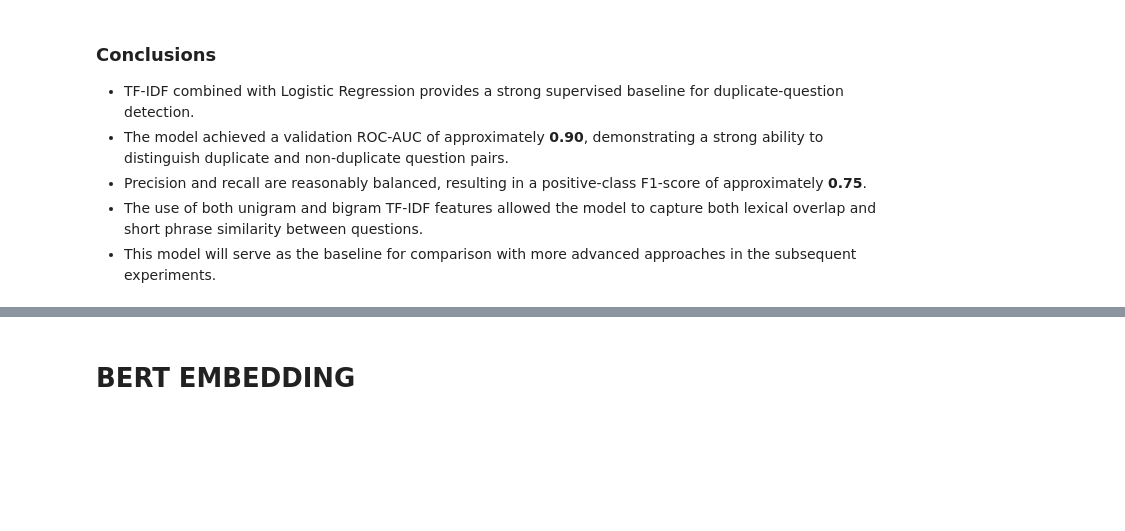
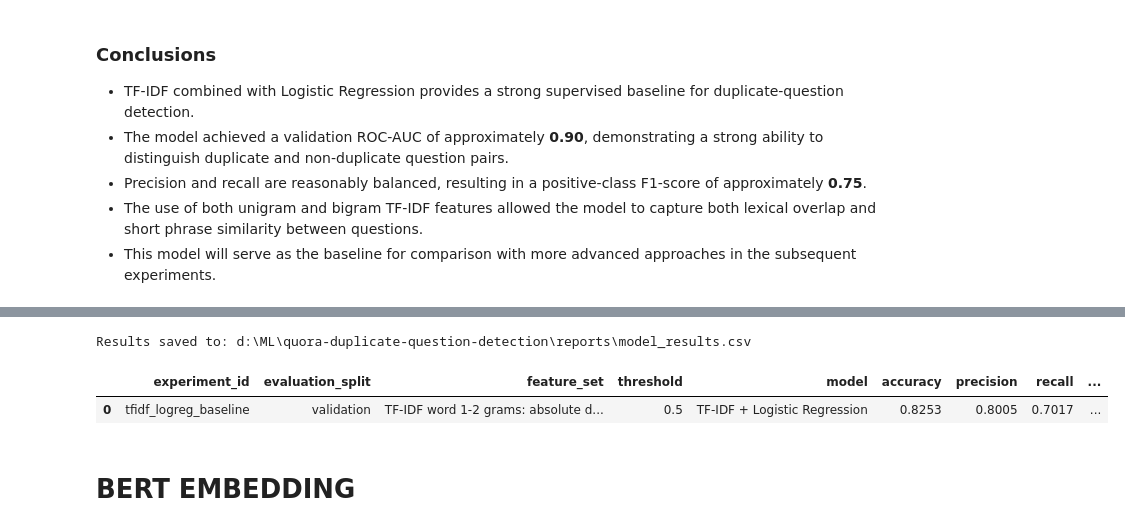
Before and after one commit to DariaDubovska/quora-duplicate-question-detection, a Jupyter notebook: notebooks/Quora_duplicates.ipynb, the cells around one changed output, grey strips where cells are left out. Cells and saved outputs as stored; diff of their text form; code cells hidden in the pictures; blank space fills up the shorter version.

Commit message:
Add reusable preprocessing and experiment tracking

```diff
--- a/notebooks/Quora_duplicates.ipynb
+++ b/notebooks/Quora_duplicates.ipynb
@@ -514,7 +556,6 @@ Validation pair shape: (64686, 685898)
 tfidf_lr = LogisticRegression(
     solver="saga",
     max_iter=300,
-    n_jobs=-1,
     random_state=42,
     verbose=1
 )
@@ -549,3 +625,59 @@ NameError: name 'y_valid' is not defined
+# %%
+os.makedirs(
+    os.path.dirname(results_file),
+    exist_ok=True,
+)
+
+if os.path.exists(results_file):
+    model_results = pd.read_csv(
+        results_file
+    )
+
+    model_results = model_results[
+        model_results["experiment_id"]
+        != result_row["experiment_id"]
+    ]
+
+    model_results = pd.concat(
+        [
+            model_results,
+            current_result,
+        ],
+        ignore_index=True,
+    )
+
+else:
+    model_results = current_result.copy()
+# %%
+model_results.to_csv(
+    results_file,
+    index=False,
+)
+
+print(f"Results saved to: {results_file}")
+# %% [output]
+Results saved to: d:\ML\quora-duplicate-question-detection\reports\model_results.csv
+# %%
+model_results_display = (
+    model_results.copy()
+)
+
+numeric_columns = (
+    model_results_display
+    .select_dtypes(include="number")
+    .columns
+)
+
+model_results_display[
+    numeric_columns
+] = model_results_display[
+    numeric_columns
+].round(4)
+
+display(model_results_display)
+# %% [output]
+|  | experiment_id | evaluation_split | feature_set | threshold | model | accuracy | precision | recall | ... |
+| 0 | tfidf_logreg_baseline | validation | TF-IDF word 1-2 grams: absolute d... | 0.5 | TF-IDF + Logistic Regression | 0.8253 | 0.8005 | 0.7017 | ... |
 # %% [markdown]
 # BERT EMBEDDING
 # %% [markdown]
```
Also changed, not shown: parts of 43 cells of this notebook, 3 other files.
